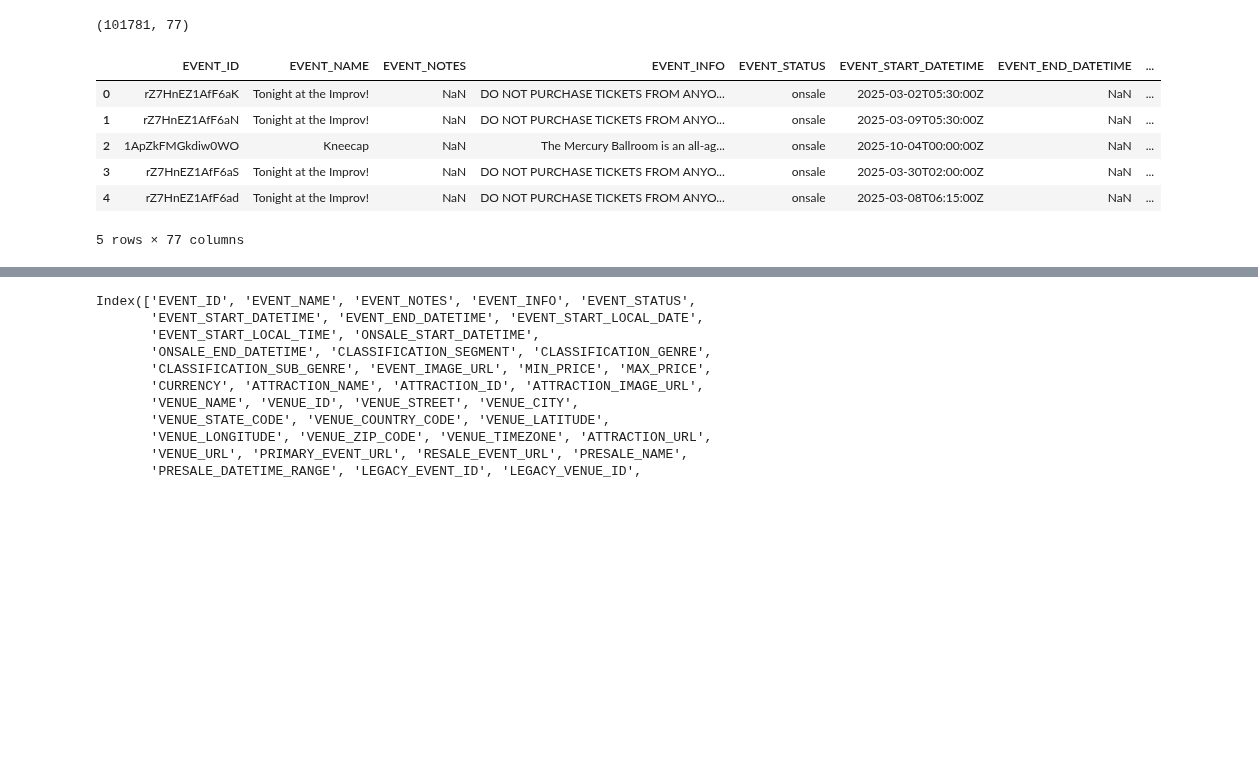
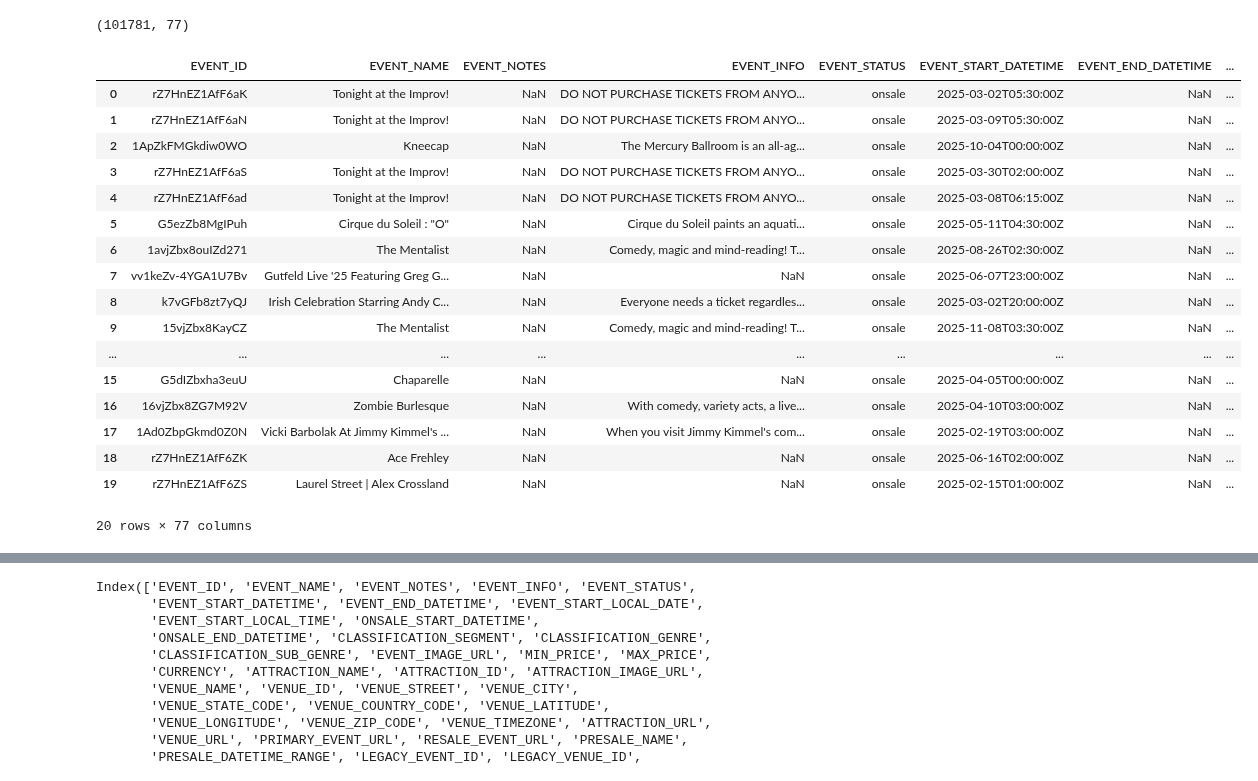
Before and after one commit to dq93/TicketMasterAPI, a Jupyter notebook: notebooks/Daniel_eda.ipynb, the cells around one changed output, grey strips where cells are left out. Cells and saved outputs as stored; diff of their text form; code cells hidden in the pictures; blank space fills up the shorter version.

```diff
--- a/notebooks/Daniel_eda.ipynb
+++ b/notebooks/Daniel_eda.ipynb
@@ -1,22 +1,29 @@
 # %%
 import pandas as pd
-import seaborn as sbn
 import matplotlib.pylab as plt
-import seaborn as sns
-plt.style.use('ggplot')
-pd.set_option('max_columns', 200)
 # %%
 df = pd.read_csv("/Users/sa22/Downloads/EVENTS_RAW-US-f2912929-edc6-4c32-820a-1d45015585a7-2025-02-01_194003.csv")
 df.shape
 # %% [output]
 (101781, 77)
 # %%
-df.head()
+df.head(20)
 # %% [output]
 |  | EVENT_ID | EVENT_NAME | EVENT_NOTES | EVENT_INFO | EVENT_STATUS | EVENT_START_DATETIME | EVENT_END_DATETIME | ... |
 | 0 | rZ7HnEZ1AfF6aK | Tonight at the Improv! | NaN | DO NOT PURCHASE TICKETS FROM ANYO... | onsale | 2025-03-02T05:30:00Z | NaN | ... |
 | 1 | rZ7HnEZ1AfF6aN | Tonight at the Improv! | NaN | DO NOT PURCHASE TICKETS FROM ANYO... | onsale | 2025-03-09T05:30:00Z | NaN | ... |
 | 2 | 1ApZkFMGkdiw0WO | Kneecap | NaN | The Mercury Ballroom is an all-ag... | onsale | 2025-10-04T00:00:00Z | NaN | ... |
 | 3 | rZ7HnEZ1AfF6aS | Tonight at the Improv! | NaN | DO NOT PURCHASE TICKETS FROM ANYO... | onsale | 2025-03-30T02:00:00Z | NaN | ... |
 | 4 | rZ7HnEZ1AfF6ad | Tonight at the Improv! | NaN | DO NOT PURCHASE TICKETS FROM ANYO... | onsale | 2025-03-08T06:15:00Z | NaN | ... |
+| 5 | G5ezZb8MgIPuh | Cirque du Soleil : "O" | NaN | Cirque du Soleil paints an aquati... | onsale | 2025-05-11T04:30:00Z | NaN | ... |
+| 6 | 1avjZbx8ouIZd271 | The Mentalist | NaN | Comedy, magic and mind-reading! T... | onsale | 2025-08-26T02:30:00Z | NaN | ... |
+| 7 | vv1keZv-4YGA1U7Bv | Gutfeld Live '25 Featuring Greg G... | NaN | NaN | onsale | 2025-06-07T23:00:00Z | NaN | ... |
+| 8 | k7vGFb8zt7yQJ | Irish Celebration Starring Andy C... | NaN | Everyone needs a ticket regardles... | onsale | 2025-03-02T20:00:00Z | NaN | ... |
+| 9 | 15vjZbx8KayCZ | The Mentalist | NaN | Comedy, magic and mind-reading! T... | onsale | 2025-11-08T03:30:00Z | NaN | ... |
+| ... | ... | ... | ... | ... | ... | ... | ... | ... |
+| 15 | G5dIZbxha3euU | Chaparelle | NaN | NaN | onsale | 2025-04-05T00:00:00Z | NaN | ... |
+| 16 | 16vjZbx8ZG7M92V | Zombie Burlesque | NaN | With comedy, variety acts, a live... | onsale | 2025-04-10T03:00:00Z | NaN | ... |
+| 17 | 1Ad0ZbpGkmd0Z0N | Vicki Barbolak At Jimmy Kimmel's ... | NaN | When you visit Jimmy Kimmel's com... | onsale | 2025-02-19T03:00:00Z | NaN | ... |
+| 18 | rZ7HnEZ1AfF6ZK | Ace Frehley | NaN | NaN | onsale | 2025-06-16T02:00:00Z | NaN | ... |
+| 19 | rZ7HnEZ1AfF6ZS | Laurel Street | Alex Crossland | NaN | NaN | onsale | 2025-02-15T01:00:00Z | NaN | ... |
-5 rows × 77 columns
+20 rows × 77 columns
```
Also changed, not shown: parts of 13 cells of this notebook.
